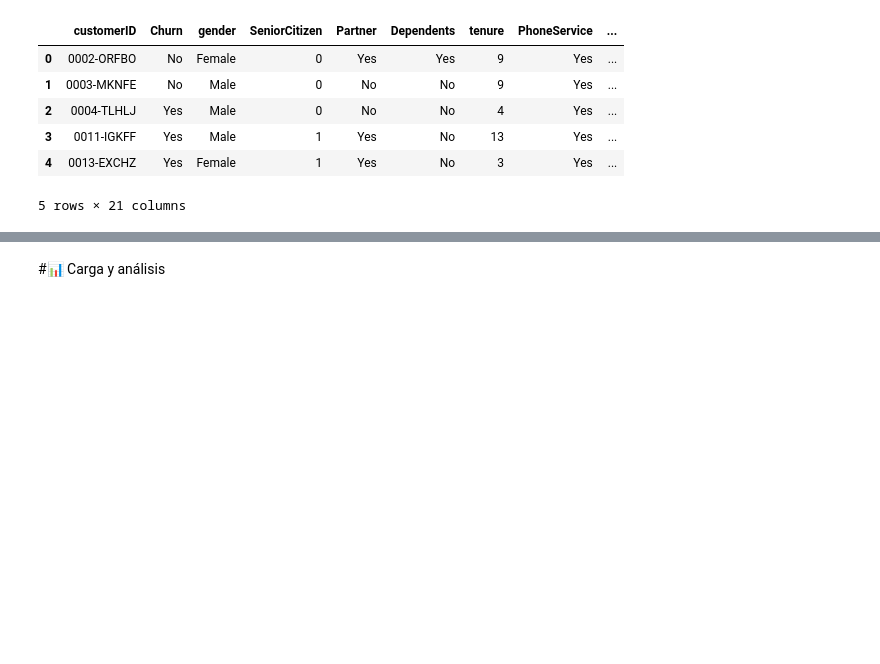
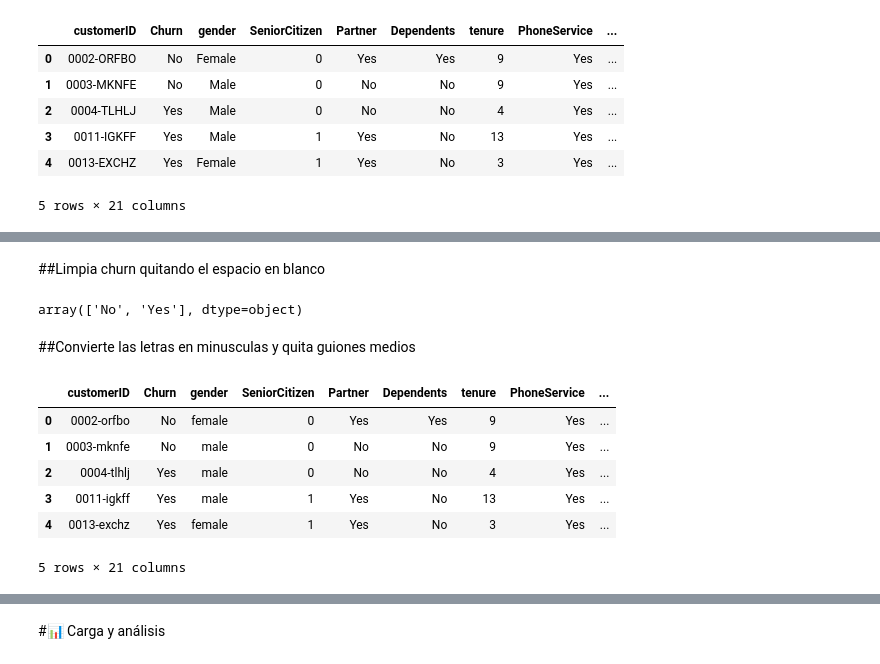
Before and after one commit to Elavat9000/TelecomX_LATAM_challenge2-data-science-LATAM, a Jupyter notebook: TelecomX_Intento2_LATAM.ipynb, the cells around one changed output, grey strips where cells are left out. Drawn from its saved outputs; the diff is of its cells as text; code cells hidden in the pictures; blank space fills up the shorter version.

Commit message:
Limpia en su totalidad el Data Frame

```diff
--- a/TelecomX_Intento2_LATAM.ipynb
+++ b/TelecomX_Intento2_LATAM.ipynb
@@ -43,0 +52,3 @@ df.head()
+# %%
+for col in columnasnumericas:
+    print(f"{col}: {df[col].unique()}")
@@ -43,0 +78,5 @@ df.head()
+# %%
+df['Charges.Total'] = df['Charges.Total'].str.replace(' ', '', regex=True)
+df['Charges.Total'] = df['Charges.Total'].replace('', np.nan)
+df['Charges.Total'] = df['Charges.Total'].astype(float)
+df['Charges.Total'].isnull().sum()
@@ -43,0 +85,3 @@ df.head()
+# %%
+df['Charges.Total'] = df['Charges.Total'].fillna(0)
+df['Charges.Total'].isnull().sum()
@@ -43,0 +110,21 @@ df.head()
+# %% [markdown]
+##Limpia churn quitando el espacio en blanco
+# %%
+df_clean = df.query("Churn != ''")
+df = df_clean
+df['Churn'].unique()
+# %% [output]
+array(['No', 'Yes'], dtype=object)
+# %% [markdown]
+##Convierte las letras en minusculas y quita guiones medios
+# %%
+df[['customerID','gender', 'InternetService', 'Contract', 'PaymentMethod']] = df[['customerID','gender', 'InternetService', 'Contract', 'PaymentMethod']].apply(lambda col: col.str.lower())
+df.head()
+# %% [output]
+|  | customerID | Churn | gender | SeniorCitizen | Partner | Dependents | tenure | PhoneService | ... |
+| 0 | 0002-orfbo | No | female | 0 | Yes | Yes | 9 | Yes | ... |
+| 1 | 0003-mknfe | No | male | 0 | No | No | 9 | Yes | ... |
+| 2 | 0004-tlhlj | Yes | male | 0 | No | No | 4 | Yes | ... |
+| 3 | 0011-igkff | Yes | male | 1 | Yes | No | 13 | Yes | ... |
+| 4 | 0013-exchz | Yes | female | 1 | Yes | No | 3 | Yes | ... |
+5 rows × 21 columns
```
Also changed, not shown: parts of 21 cells of this notebook.
